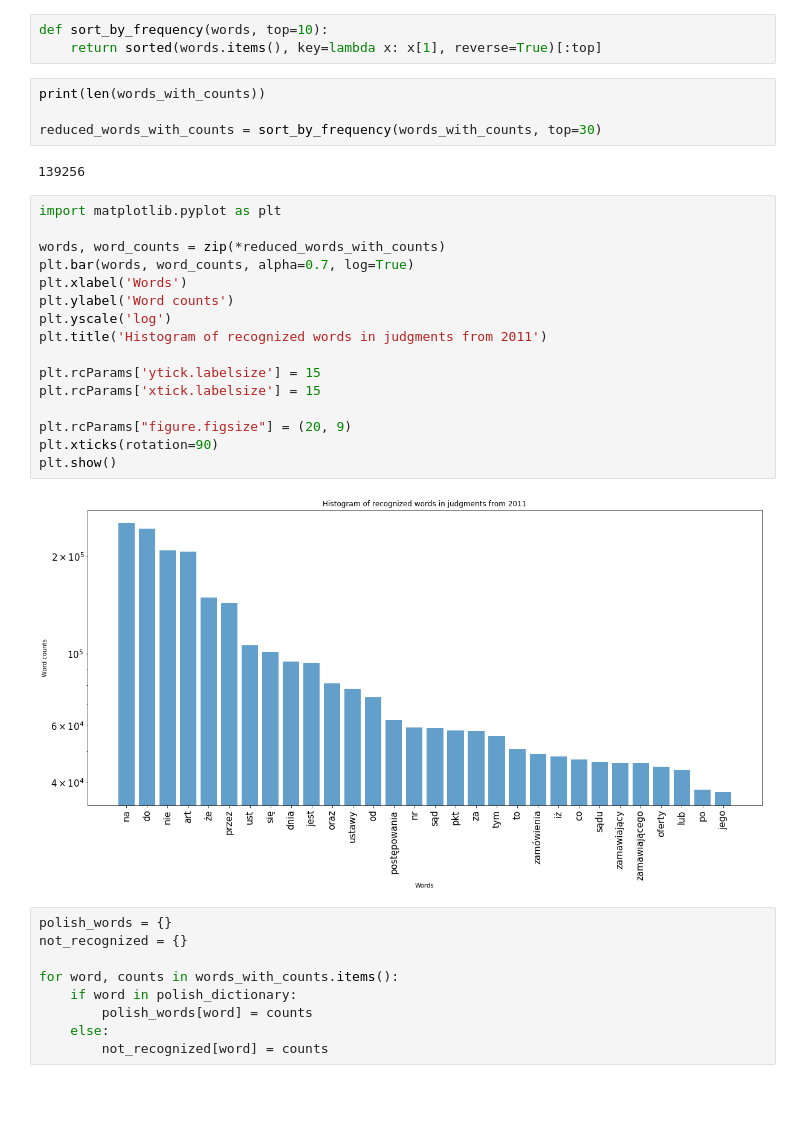
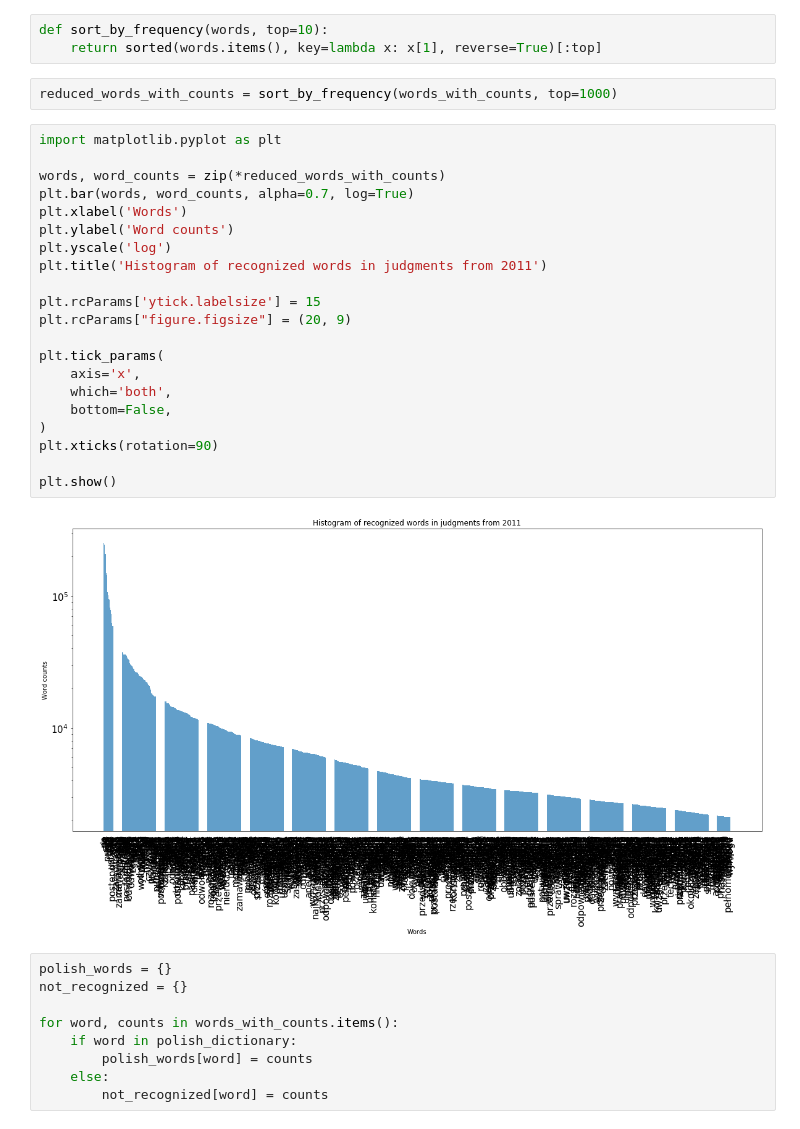
Before and after one commit to flisiewski/nlp, a Jupyter notebook: lab3/Lab3.ipynb, the cells around one changed output. Drawn from its saved outputs; the diff is of its cells as text; blank space fills up the shorter version.

```diff
--- a/lab3/Lab3.ipynb
+++ b/lab3/Lab3.ipynb
@@ -45,29 +46,30 @@ load_data()
 def sort_by_frequency(words, top=10):
     return sorted(words.items(), key=lambda x: x[1], reverse=True)[:top]
 # %%
-print(len(words_with_counts))
-
-reduced_words_with_counts = sort_by_frequency(words_with_counts, top=30)
+reduced_words_with_counts = sort_by_frequency(words_with_counts, top=1000)
-# %% [output]
-139256
 # %%
 import matplotlib.pyplot as plt
 
 words, word_counts = zip(*reduced_words_with_counts)
 plt.bar(words, word_counts, alpha=0.7, log=True)
 plt.xlabel('Words')
 plt.ylabel('Word counts')
 plt.yscale('log')
 plt.title('Histogram of recognized words in judgments from 2011')
 
 plt.rcParams['ytick.labelsize'] = 15
-plt.rcParams['xtick.labelsize'] = 15
+plt.rcParams["figure.figsize"] = (20, 9)
 
-plt.rcParams["figure.figsize"] = (20, 9)
+plt.tick_params(
+    axis='x',
+    which='both',
+    bottom=False,
+)
 plt.xticks(rotation=90)
+
 plt.show()
 # %% [output]
-[figure, old version]
+[figure, new version]
 # %%
 polish_words = {}
 not_recognized = {}
```
Also changed, not shown: parts of 4 cells of this notebook.
